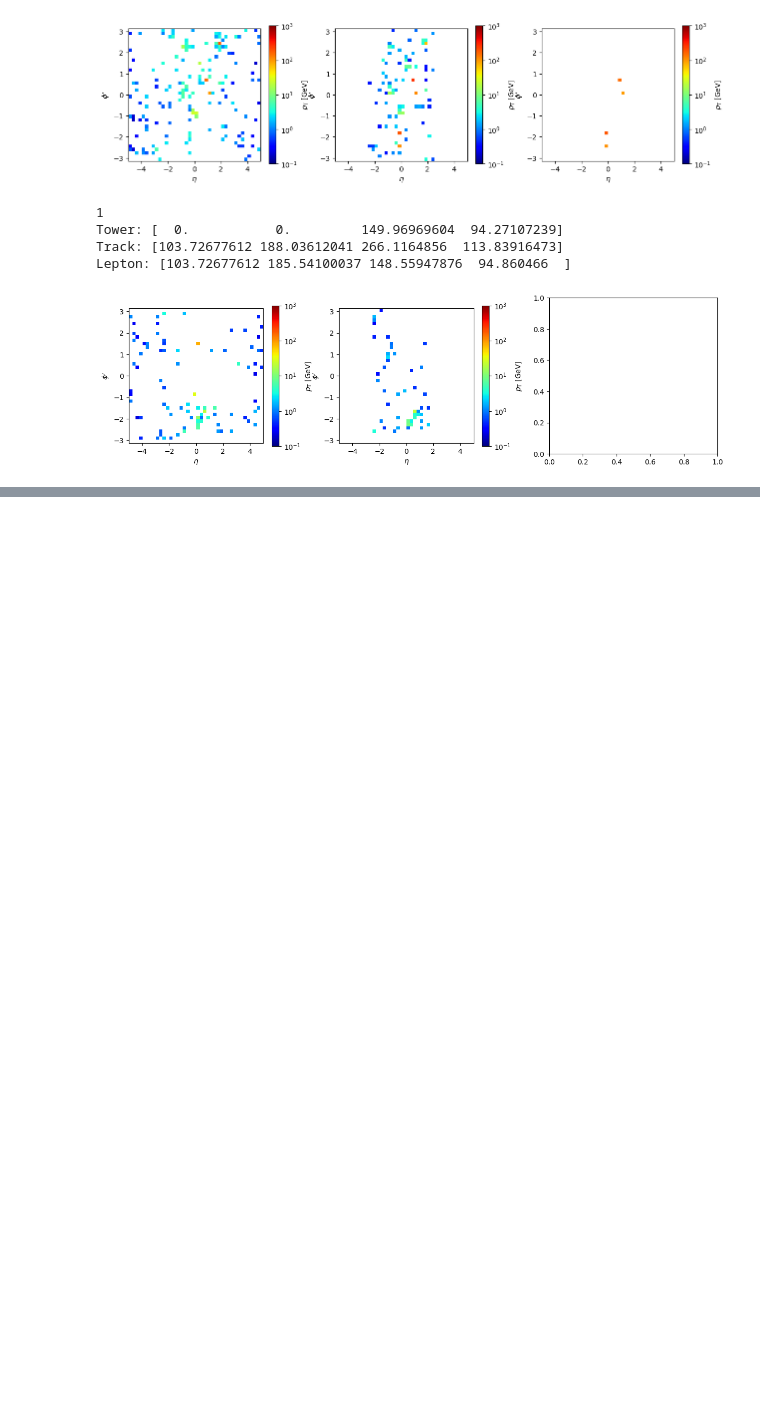
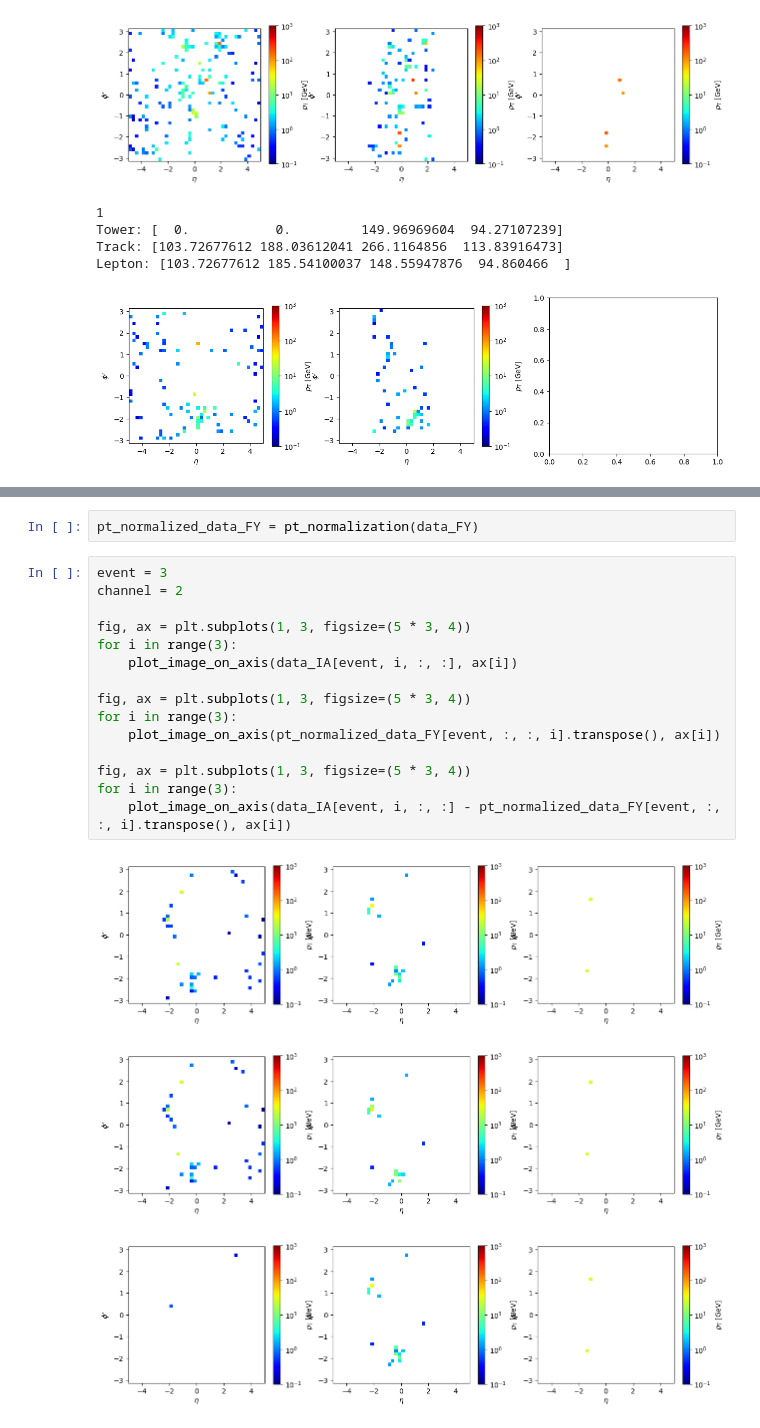
Before and after one commit to r10222035/higgs_production, a Jupyter notebook: Sample/plot_image.ipynb, the cells around one changed output, grey strips where cells are left out. Cells and saved outputs as stored; diff of their text form; blank space fills up the shorter version.

```diff
--- a/Sample/plot_image.ipynb
+++ b/Sample/plot_image.ipynb
@@ -474,0 +510,21 @@ Lepton: [103.72677612 185.54100037 148.55947876  94.860466  ]
+# %%
+pt_normalized_data_FY = pt_normalization(data_FY)
+# %%
+event = 3
+channel = 2
+
+fig, ax = plt.subplots(1, 3, figsize=(5 * 3, 4))
+for i in range(3):
+    plot_image_on_axis(data_IA[event, i, :, :], ax[i])
+
+fig, ax = plt.subplots(1, 3, figsize=(5 * 3, 4))
+for i in range(3):
+    plot_image_on_axis(pt_normalized_data_FY[event, :, :, i].transpose(), ax[i])
+
+fig, ax = plt.subplots(1, 3, figsize=(5 * 3, 4))
+for i in range(3):
+    plot_image_on_axis(data_IA[event, i, :, :] - pt_normalized_data_FY[event, :, :, i].transpose(), ax[i])
+# %% [output]
+[figure, added]
+[figure, added]
+[figure, added]
```
Also changed, not shown: parts of 4 cells of this notebook, 5 other files.
